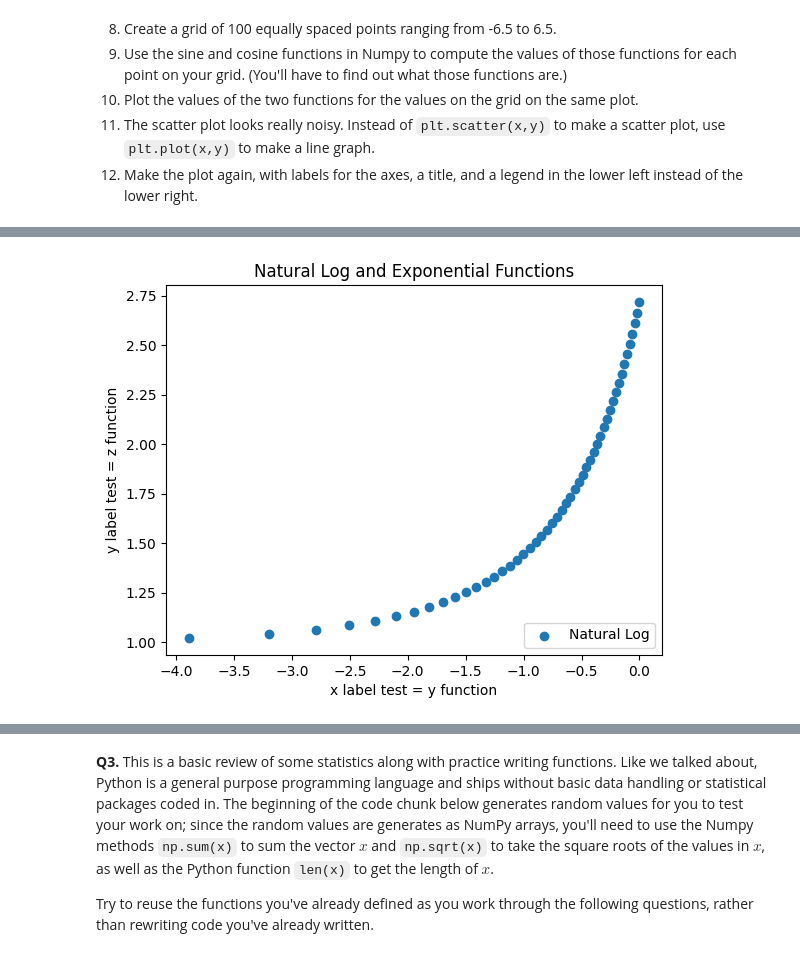
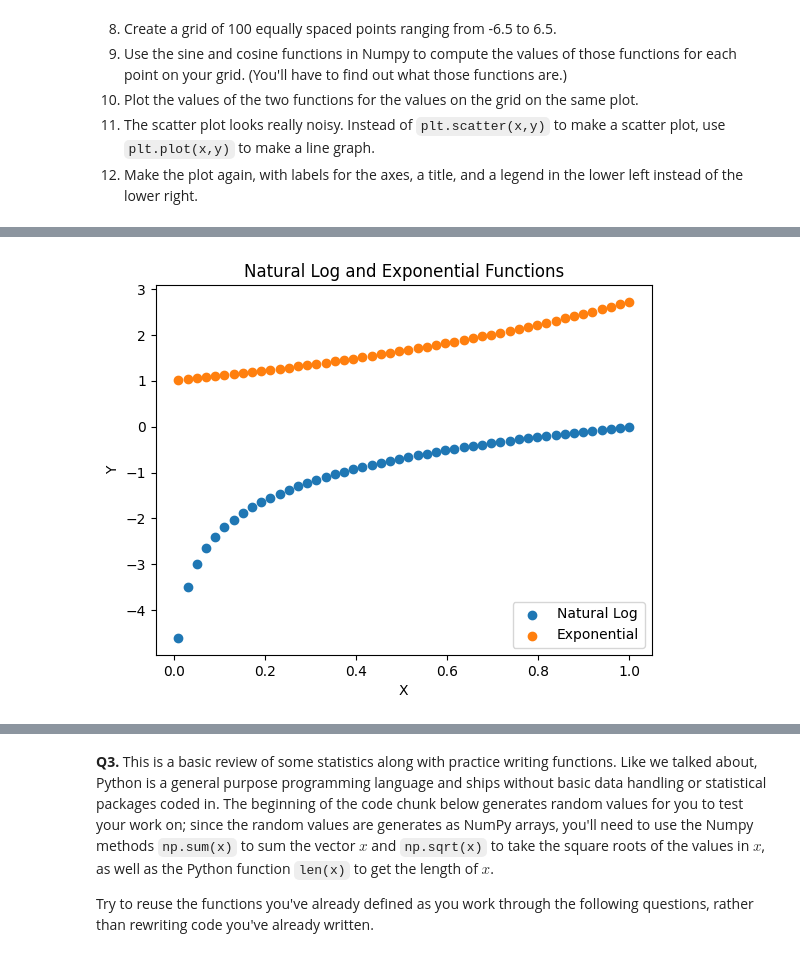
Before and after one commit to alibpowell/assignmentjan21, a Jupyter notebook: assignment_programming.ipynb, the cells around one changed output, grey strips where cells are left out. Cells and saved outputs as stored; diff of their text form; code cells hidden in the pictures.

```diff
--- a/assignment_programming.ipynb
+++ b/assignment_programming.ipynb
@@ -50,18 +64,19 @@ Now do it again, with slightly less direction:
 # %%
 import numpy as np
 import matplotlib.pyplot as plt
 
-x = np.linspace(0, 1, 50)
+x = np.linspace(0.01, 1, 50)
 y = np.log(x)
 z = np.exp(x)
 
-plt.scatter(y,z, label='Natural Log')
+plt.scatter(x, y, label='Natural Log')
+plt.scatter(x, z, label='Exponential')
 
-plt.xlabel("x label test = y function")
-plt.ylabel("y label test = z function")
+plt.xlabel("X")
+plt.ylabel("Y")
 plt.title("Natural Log and Exponential Functions")
+plt.legend(loc='lower right')
 
-plt.legend(loc = 'lower right')
 plt.show()
 # %% [output]
-[figure, old version]
+[figure, new version]
```
Also changed, not shown: parts of 7 cells of this notebook.
